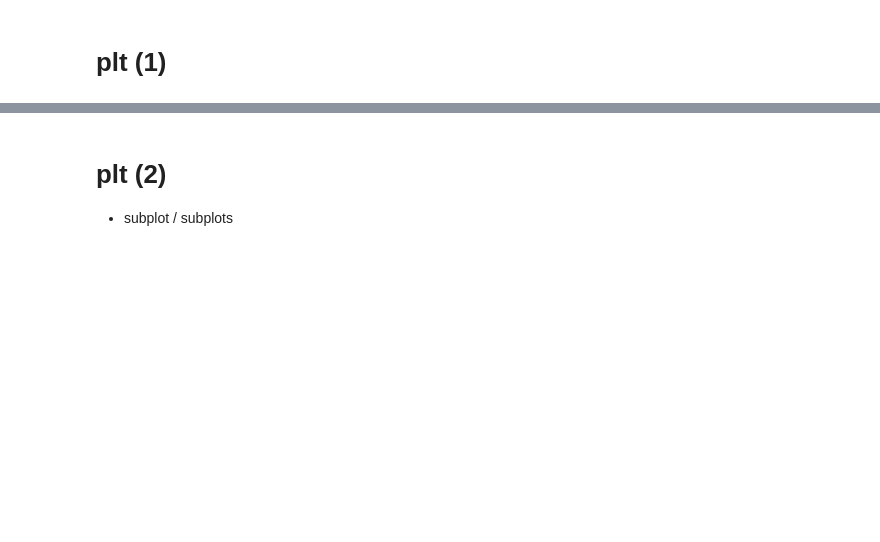
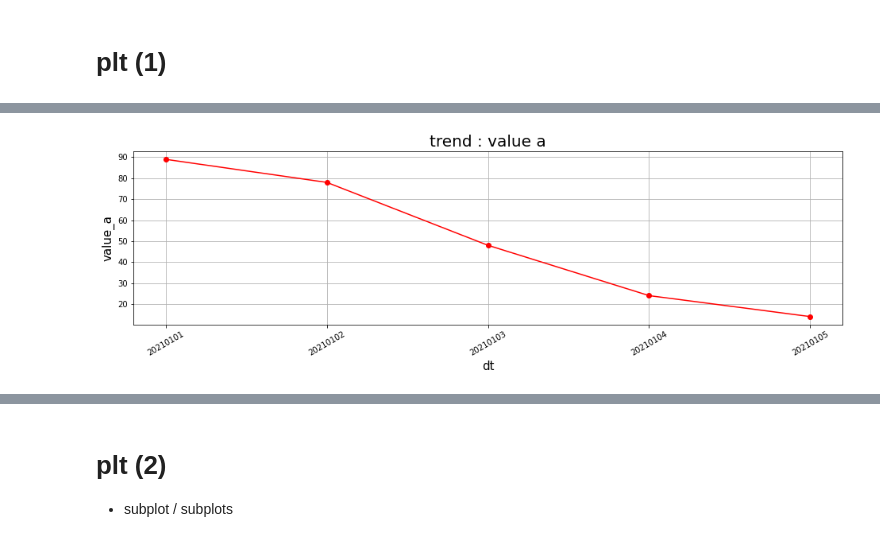
Before and after one commit to hwan141592/WILT, a Jupyter notebook: [Practical].ipynb, the cells around one changed output, grey strips where cells are left out. Cells and saved outputs as stored; diff of their text form; code cells hidden in the pictures; blank space fills up the shorter version.

```diff
--- a/[Practical].ipynb
+++ b/[Practical].ipynb
@@ -58,3 +102,14 @@ df
+# %%
+plt.figure(figsize=(16,4))
+plt.plot(df['dt'], df['val_a'], color='red', marker='o')
+plt.xticks(rotation=30)
+plt.title('trend : value a', fontsize=20)
+plt.xlabel('dt', fontsize=15)
+plt.ylabel('value_a', fontsize=15)
+plt.grid()
+plt.show()
+# %% [output]
+[figure, added]
 # %%
 df.melt()
 # %% [output]
```
Also changed, not shown: parts of 10 cells of this notebook.
